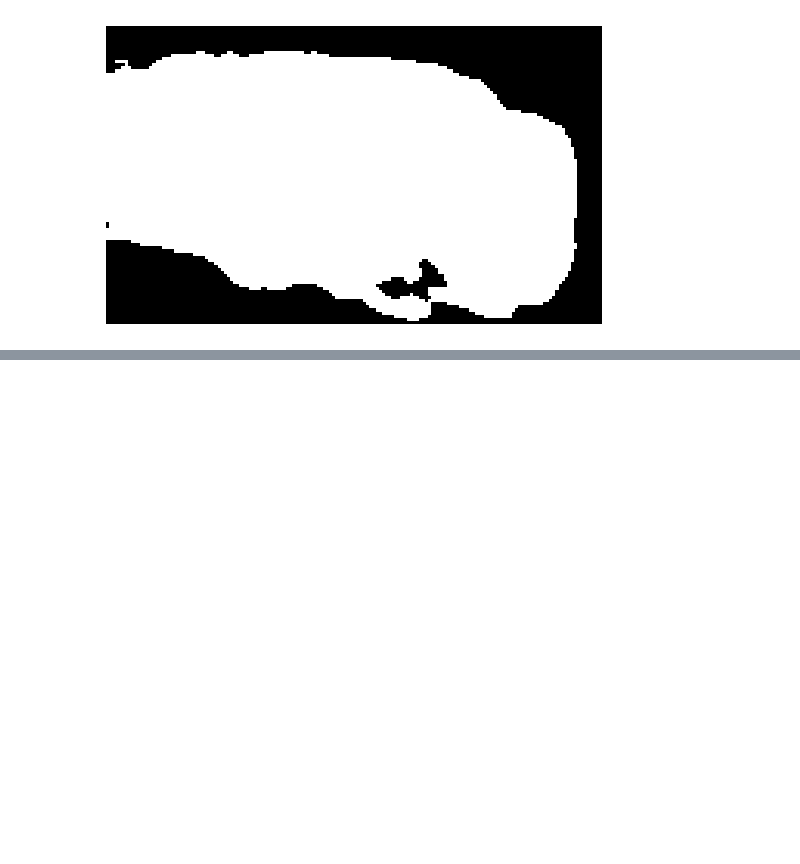
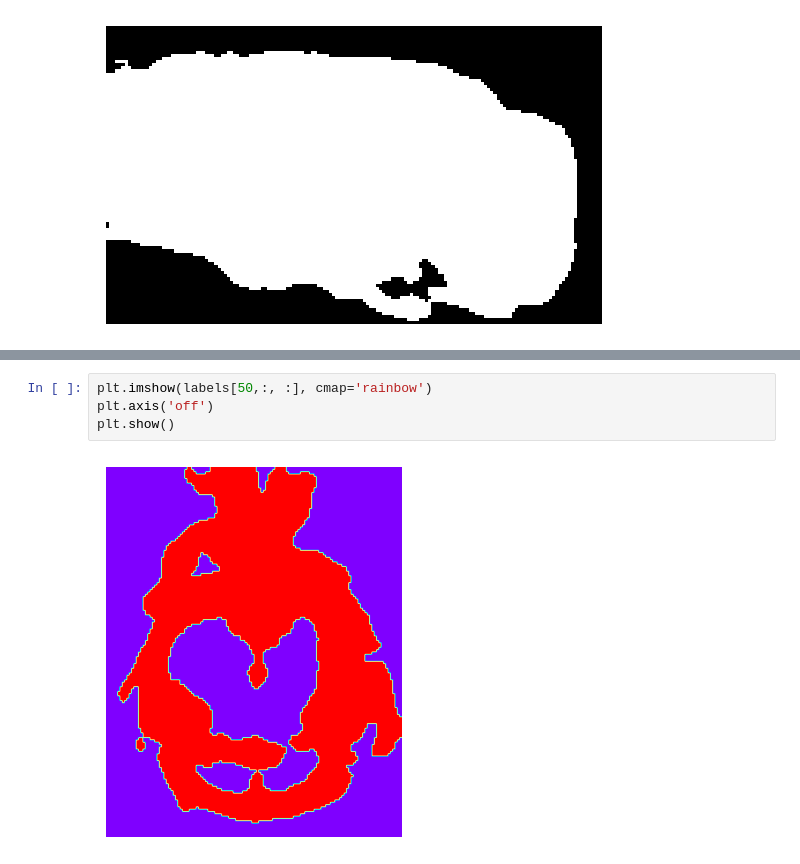
Before and after one commit to AnriiGegliuk/mice_MRI_analysis, a Jupyter notebook: notebooks/mask_improvement/mask_improvement.ipynb, the cells around one changed output, grey strips where cells are left out. Drawn from its saved outputs; the diff is of its cells as text; blank space fills up the shorter version.

```diff
--- a/notebooks/mask_improvement/mask_improvement.ipynb
+++ b/notebooks/mask_improvement/mask_improvement.ipynb
@@ -142,0 +163,6 @@ plt.show()
+# %%
+plt.imshow(labels[50,:, :], cmap='rainbow')
+plt.axis('off')
+plt.show()
+# %% [output]
+[figure, added]
```
Also changed, not shown: parts of 5 cells of this notebook.
